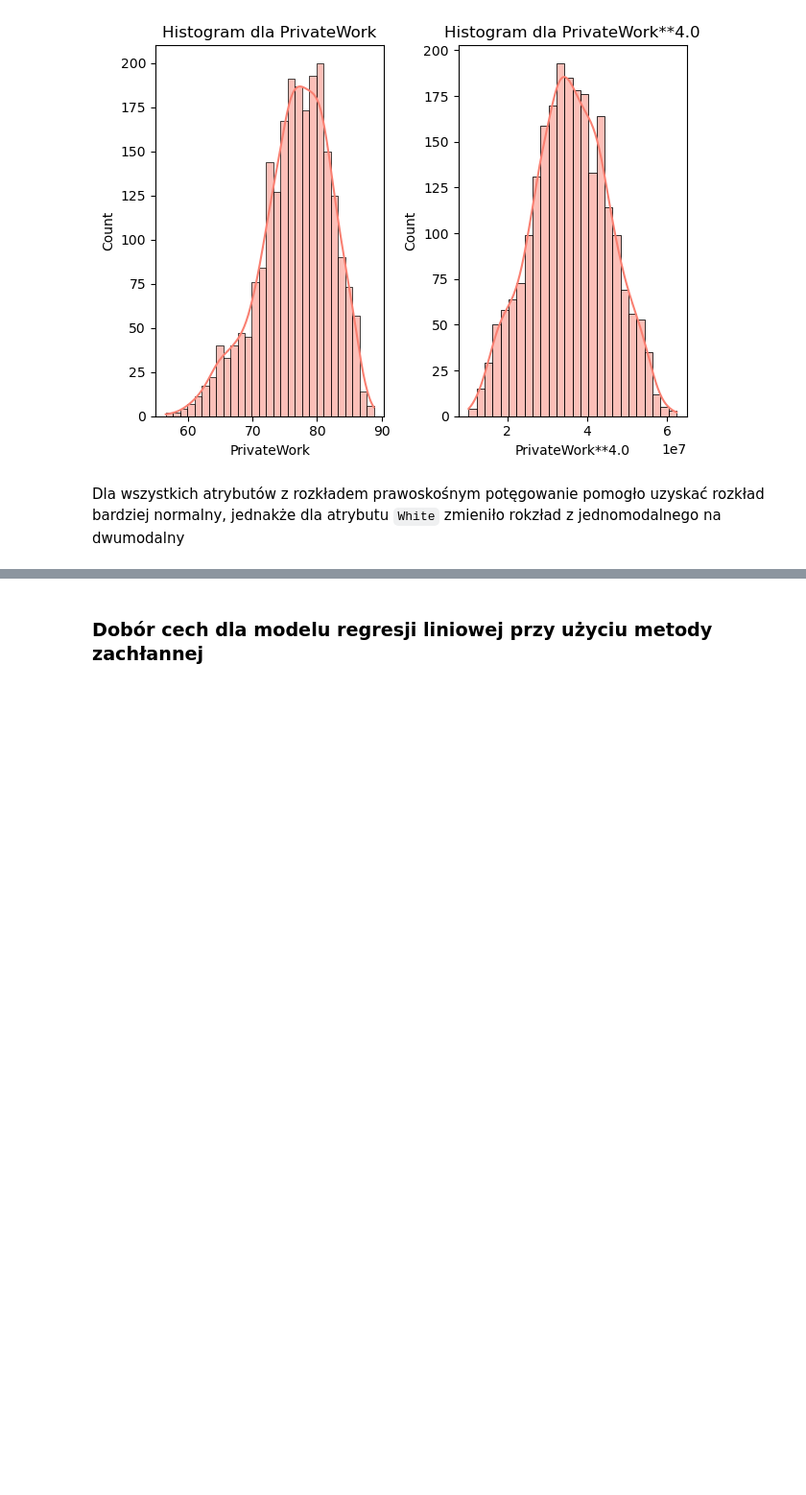
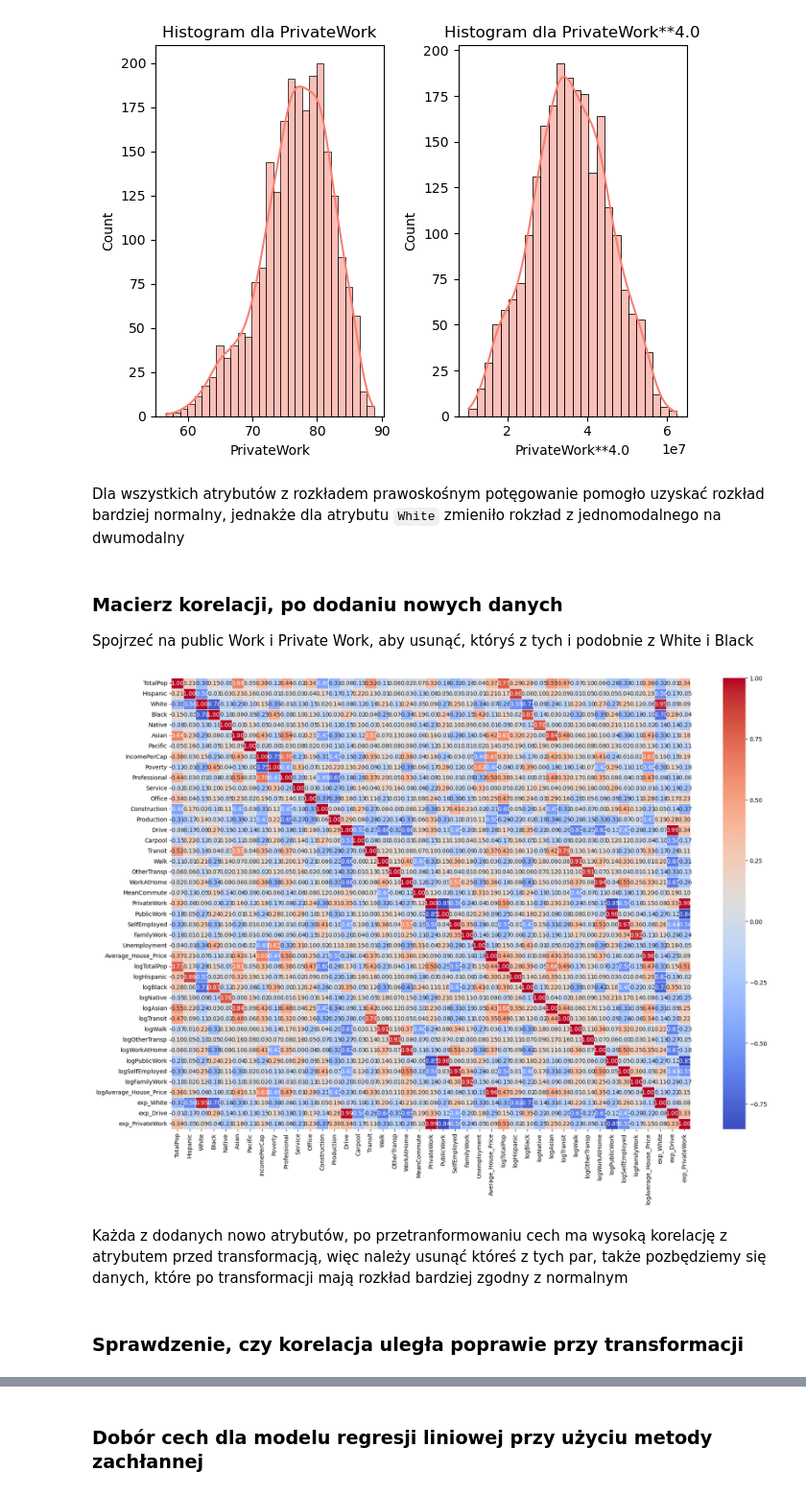
Before and after one commit to juskom/MED2024Z-PROJEKT, a Jupyter notebook: EDA-3.ipynb, the cells around one changed output, grey strips where cells are left out. Shown at 96% size. Drawn from its saved outputs; the diff is of its cells as text; code cells hidden in the pictures; blank space fills up the shorter version.

Commit message:
save - historia doboru cech
jak można różnymi metodami itd. zanim usune w nastpnym commite

```diff
--- a/EDA-3.ipynb
+++ b/EDA-3.ipynb
@@ -64,3 +64,18 @@ for attr in left_skewed:
 [figure]
 # %% [markdown]
 Dla wszystkich atrybutów z rozkładem prawoskośnym potęgowanie pomogło uzyskać rozkład bardziej normalny, jednakże dla atrybutu `White` zmieniło rokzład z jednomodalnego na dwumodalny
+# %% [markdown]
+### Macierz korelacji, po dodaniu nowych danych
+
+Spojrzeć na public Work i Private Work, aby usunąć, któryś z tych i podobnie z White i Black
+# %%
+correlation_matrix = df.iloc[:,3:].corr()
+
+plt.figure(figsize=(20, 14))
+heatmap = sns.heatmap(correlation_matrix, annot=True, cmap='coolwarm',fmt=".2f", linewidths=0.5)
+# %% [output]
+[figure, added]
+# %% [markdown]
+Każda z dodanych nowo atrybutów, po przetranformowaniu cech ma wysoką korelację z atrybutem przed transformacją, więc należy usunąć któreś z tych par, także pozbędziemy się danych, które po transformacji mają rozkład bardziej zgodny z normalnym
+# %% [markdown]
+### Sprawdzenie, czy korelacja uległa poprawie przy transformacji
```
Also changed, not shown: parts of 19 cells of this notebook, 2 other files.
